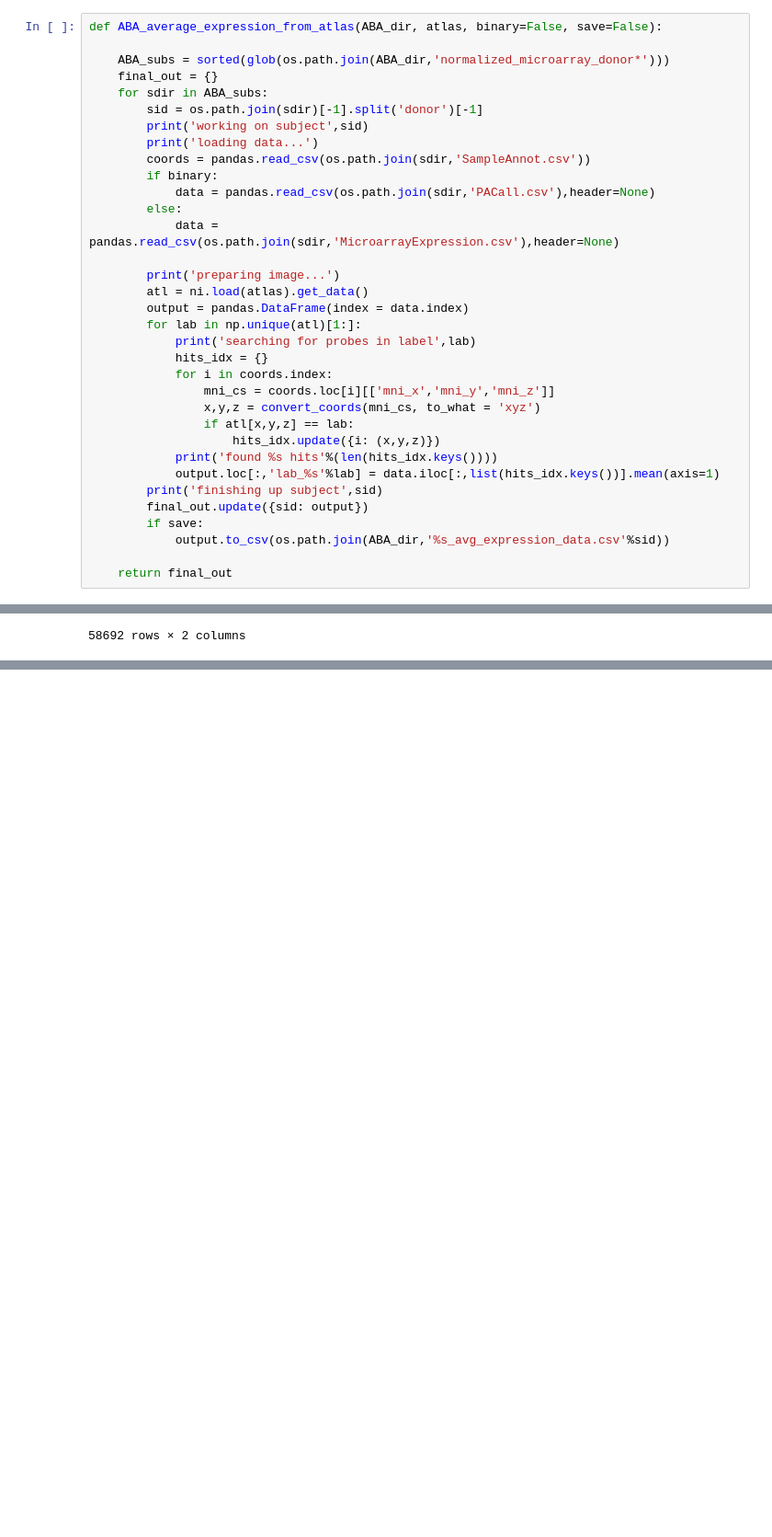
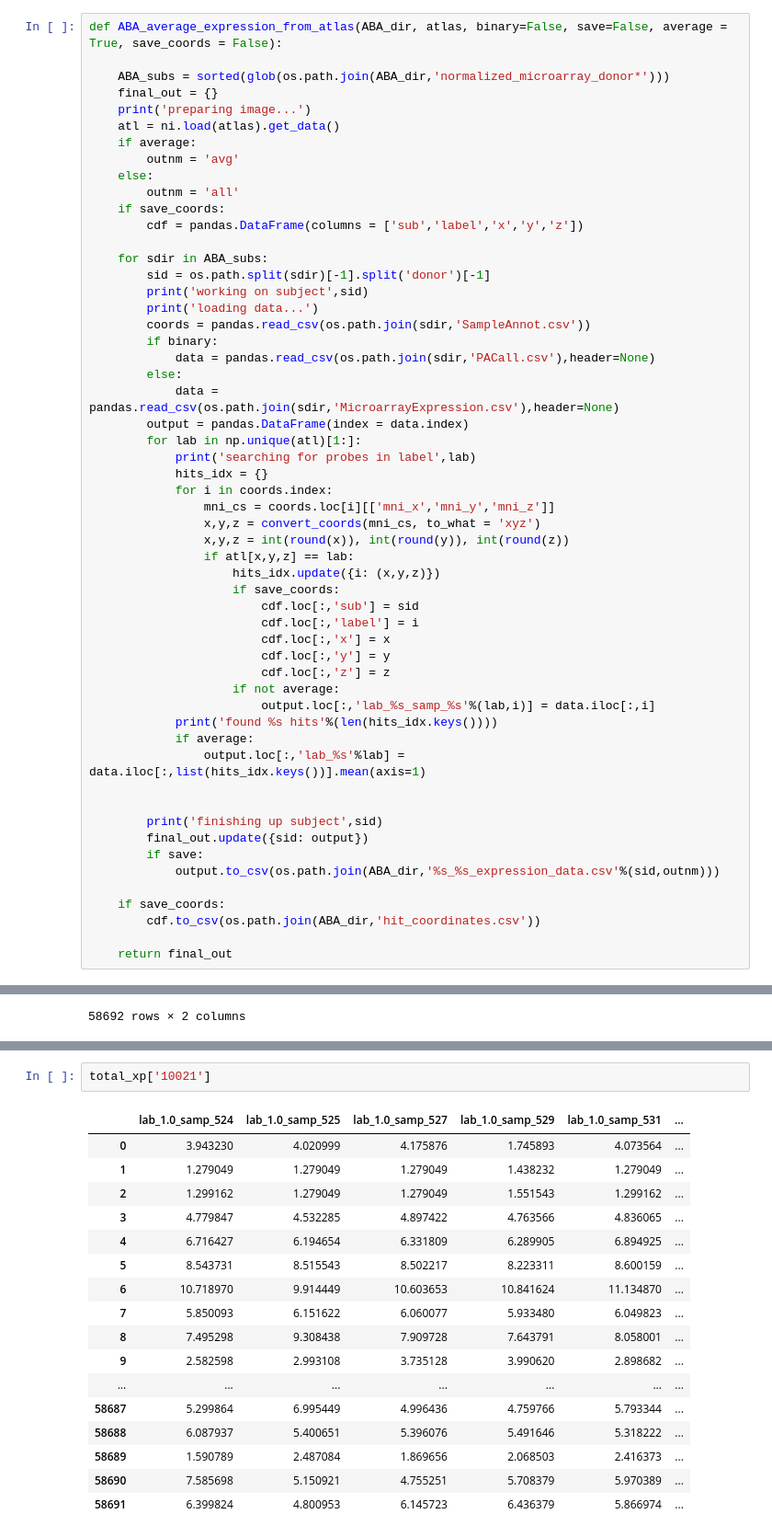
Before and after one commit to illdopejake/hack_projects, a Jupyter notebook: ABA_code.ipynb, the cells around one changed output, grey strips where cells are left out. Shown at 92% size. Saved outputs shown, nothing was run; the diff lists cells and outputs as text; blank space fills up the shorter version.

```diff
--- a/ABA_code.ipynb
+++ b/ABA_code.ipynb
@@ -109,10 +119,19 @@ dtype: float64
 # %%
-def ABA_average_expression_from_atlas(ABA_dir, atlas, binary=False, save=False):
+def ABA_average_expression_from_atlas(ABA_dir, atlas, binary=False, save=False, average = True, save_coords = False):
 
     ABA_subs = sorted(glob(os.path.join(ABA_dir,'normalized_microarray_donor*')))
     final_out = {}
+    print('preparing image...')
+    atl = ni.load(atlas).get_data()
+    if average:
+        outnm = 'avg'
+    else:
+        outnm = 'all'
+    if save_coords:
+        cdf = pandas.DataFrame(columns = ['sub','label','x','y','z'])
+
     for sdir in ABA_subs:
-        sid = os.path.join(sdir)[-1].split('donor')[-1]
+        sid = os.path.split(sdir)[-1].split('donor')[-1]
         print('working on subject',sid)
         print('loading data...')
         coords = pandas.read_csv(os.path.join(sdir,'SampleAnnot.csv'))
@@ -120,9 +139,6 @@ def ABA_average_expression_from_atlas(ABA_dir, atlas, binary=False, save=False):
             data = pandas.read_csv(os.path.join(sdir,'PACall.csv'),header=None)
         else:
             data = pandas.read_csv(os.path.join(sdir,'MicroarrayExpression.csv'),header=None)
-
-        print('preparing image...')
-        atl = ni.load(atlas).get_data()
         output = pandas.DataFrame(index = data.index)
         for lab in np.unique(atl)[1:]:
             print('searching for probes in label',lab)
@@ -130,14 +146,29 @@ def ABA_average_expression_from_atlas(ABA_dir, atlas, binary=False, save=False):
             for i in coords.index:
                 mni_cs = coords.loc[i][['mni_x','mni_y','mni_z']]
                 x,y,z = convert_coords(mni_cs, to_what = 'xyz')
+                x,y,z = int(round(x)), int(round(y)), int(round(z))
                 if atl[x,y,z] == lab:
                     hits_idx.update({i: (x,y,z)})
+                    if save_coords:
+                        cdf.loc[:,'sub'] = sid
+                        cdf.loc[:,'label'] = i
+                        cdf.loc[:,'x'] = x
+                        cdf.loc[:,'y'] = y
+                        cdf.loc[:,'z'] = z
+                    if not average:
+                        output.loc[:,'lab_%s_samp_%s'%(lab,i)] = data.iloc[:,i]
             print('found %s hits'%(len(hits_idx.keys())))
-            output.loc[:,'lab_%s'%lab] = data.iloc[:,list(hits_idx.keys())].mean(axis=1)
+            if average:
+                output.loc[:,'lab_%s'%lab] = data.iloc[:,list(hits_idx.keys())].mean(axis=1)
+
+
         print('finishing up subject',sid)
         final_out.update({sid: output})
         if save:
-            output.to_csv(os.path.join(ABA_dir,'%s_avg_expression_data.csv'%sid))
+            output.to_csv(os.path.join(ABA_dir,'%s_%s_expression_data.csv'%(sid,outnm)))
+
+    if save_coords:
+        cdf.to_csv(os.path.join(ABA_dir,'hit_coordinates.csv'))
 
     return final_out
 # %%
@@ -176,0 +252,20 @@ t1['1']
+# %%
+total_xp['10021']
+# %% [output]
+|  | lab_1.0_samp_524 | lab_1.0_samp_525 | lab_1.0_samp_527 | lab_1.0_samp_529 | lab_1.0_samp_531 | ... |
+| 0 | 3.943230 | 4.020999 | 4.175876 | 1.745893 | 4.073564 | ... |
+| 1 | 1.279049 | 1.279049 | 1.279049 | 1.438232 | 1.279049 | ... |
+| 2 | 1.299162 | 1.279049 | 1.279049 | 1.551543 | 1.299162 | ... |
+| 3 | 4.779847 | 4.532285 | 4.897422 | 4.763566 | 4.836065 | ... |
+| 4 | 6.716427 | 6.194654 | 6.331809 | 6.289905 | 6.894925 | ... |
+| 5 | 8.543731 | 8.515543 | 8.502217 | 8.223311 | 8.600159 | ... |
+| 6 | 10.718970 | 9.914449 | 10.603653 | 10.841624 | 11.134870 | ... |
+| 7 | 5.850093 | 6.151622 | 6.060077 | 5.933480 | 6.049823 | ... |
+| 8 | 7.495298 | 9.308438 | 7.909728 | 7.643791 | 8.058001 | ... |
+| 9 | 2.582598 | 2.993108 | 3.735128 | 3.990620 | 2.898682 | ... |
+| ... | ... | ... | ... | ... | ... | ... |
+| 58687 | 5.299864 | 6.995449 | 4.996436 | 4.759766 | 5.793344 | ... |
+| 58688 | 6.087937 | 5.400651 | 5.396076 | 5.491646 | 5.318222 | ... |
+| 58689 | 1.590789 | 2.487084 | 1.869656 | 2.068503 | 2.416373 | ... |
+| 58690 | 7.585698 | 5.150921 | 4.755251 | 5.708379 | 5.970389 | ... |
+| 58691 | 6.399824 | 4.800953 | 6.145723 | 6.436379 | 5.866974 | ... |
```
Also changed, not shown: parts of 24 cells of this notebook.
